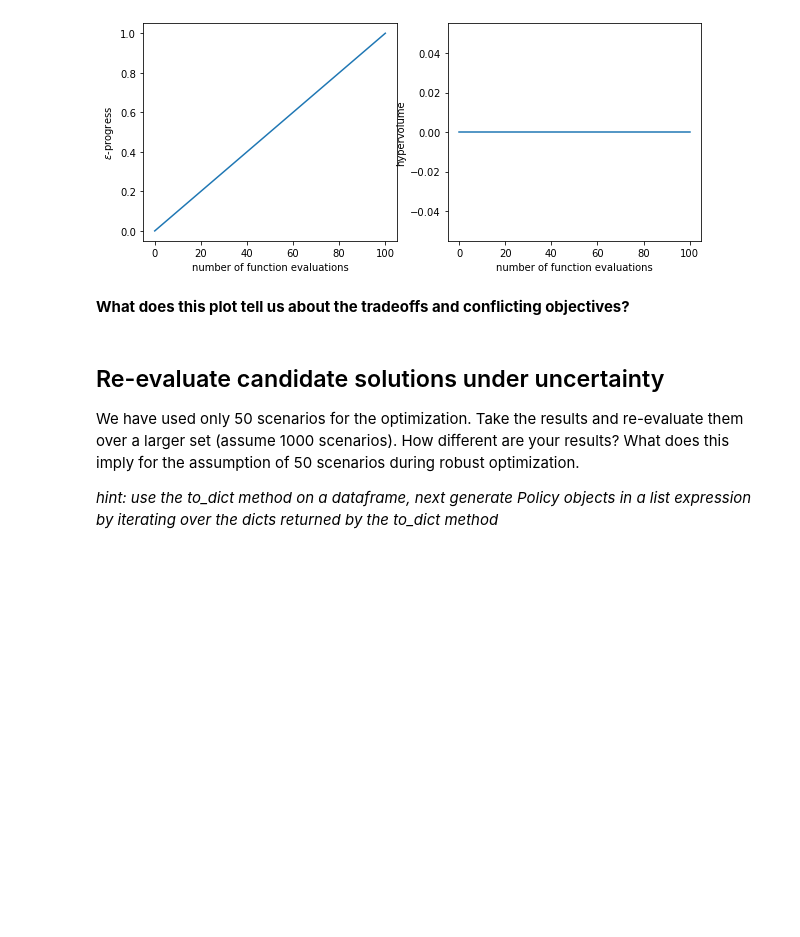
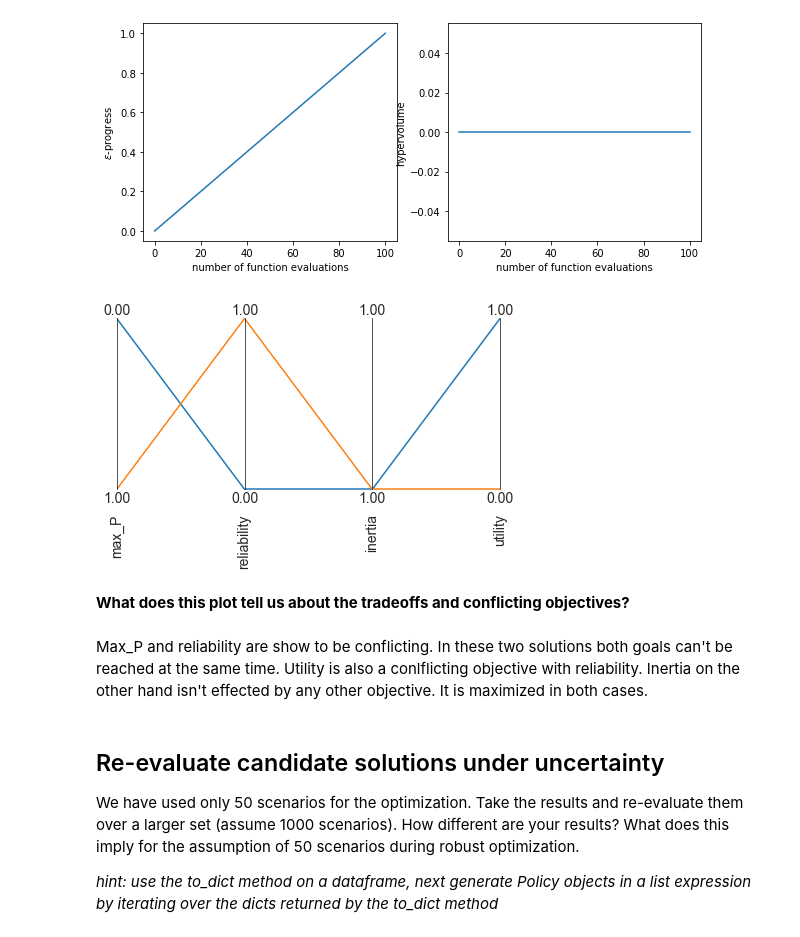
Before and after one commit to tamarvooijs/MBDM, a Jupyter notebook: Week 5-6 - robustness and direct search/assignment 10 - MORO_Meron.ipynb, the cells around one changed output. Drawn from its saved outputs; the diff is of its cells as text; code cells hidden in the pictures; blank space fills up the shorter version.

```diff
--- a/Week 5-6 - robustness and direct search/assignment 10 - MORO_Meron.ipynb
+++ b/Week 5-6 - robustness and direct search/assignment 10 - MORO_Meron.ipynb
@@ -201,8 +201,7 @@ robust_results.head()
 | 2 | 0.633372 | -0.150937 | 1.722719 | 1.315472 | 0.257133 | 0.6 | 0.6 | 1.0 | 0.2 |
 | 3 | 0.164294 | 1.534897 | 1.997078 | 1.734133 | 0.825269 | 0.4 | 0.4 | 1.0 | 0.4 |
 # %%
-#Actual, could not run it because my computer is way to slow
-nfe = 200
+nfe = 10000
 n_scenarios = 50
 scenarios = samplers.sample_levers(model, n_scenarios, sampler = samplers.MonteCarloSampler())
 # %%
@@ -235,6 +229,20 @@ ax2.set_xlabel('number of function evaluations')
 plt.show()
 # %% [output]
 [figure]
+# %%
+from ema_workbench.analysis import parcoords
+outcomes = robust_results.loc[:, ['max_P', 'reliability', 'inertia', 'utility']]
+limits = parcoords.get_limits(outcomes)
+axes = parcoords.ParallelAxes(limits)
+axes.plot(outcomes)
+
+# we invert this axis so direction of desirability is the same
+axes.invert_axis('max_P')
+plt.show()
+# %% [output]
+[figure, added]
 # %% [markdown]
 **What does this plot tell us about the tradeoffs and conflicting objectives?**
+# %% [markdown]
+Max_P and reliability are show to be conflicting. In these two solutions both goals can't be reached at the same time. Utility is also a conlflicting objective with reliability. Inertia on the other hand isn't effected by any other objective. It is maximized in both cases.
 # %% [markdown]
```
Also changed, not shown: parts of 1 cell of this notebook.
